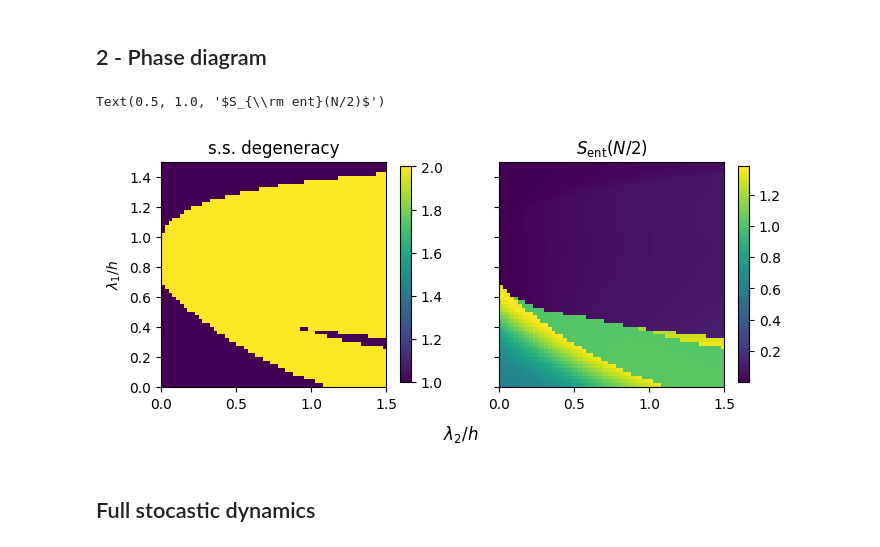
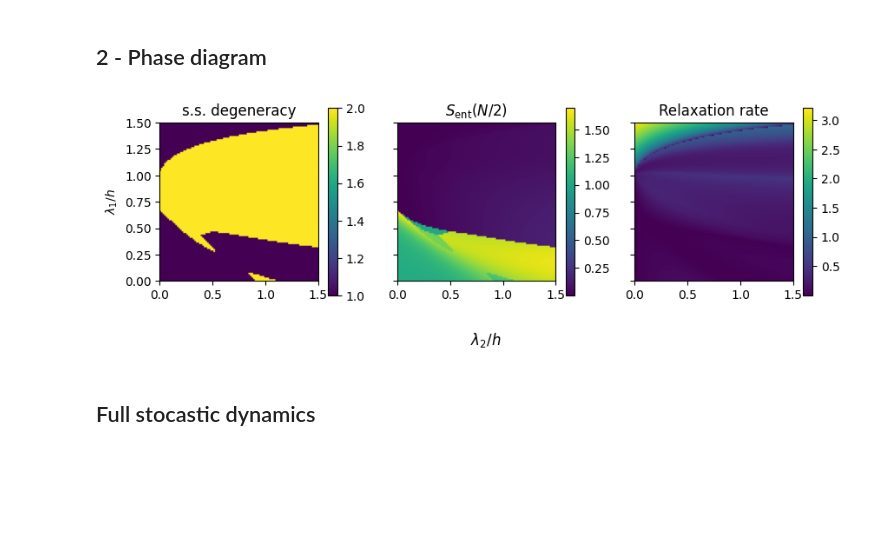
Before and after one commit to mwauters92/Non-hermitian-design, a Jupyter notebook: main.ipynb, the cells around one changed output. Saved outputs shown, nothing was run; the diff lists cells and outputs as text; code cells hidden in the pictures; blank space fills up the shorter version.

```diff
--- a/main.ipynb
+++ b/main.ipynb
@@ -311,13 +313,14 @@ fig.savefig('N{N}_separable.pdf',bbox_inches='tight')
 # %% [markdown]
 ## 2 - Phase diagram
 # %%
-N = 4
+N = 6
 h=1
-ns=60
+ns=100
 lambda1_list=np.linspace(0.01,1.5,ns)
 lambda2_list=np.linspace(0.01,1.5,ns)
 gs_multiplicity = []
 gs_entropy = []
+gs_gap =[]
 for lam1 in lambda1_list:
     for lam2 in lambda2_list:
         heff, lambda1, lambda2 = h, -1j*lam1, -1j*lam2
@@ -328,20 +331,26 @@ for lam1 in lambda1_list:
         res = nh_stationary_states(H_qeff,N, tol=1e-8,d=2)
         gs_multiplicity.append(res.degeneracy)
         gs_entropy.append(np.array(res.entanglement_entropies).mean())
+        gs_gap.append(-(res.steady_eigenvalue[-1]-res.steady_eigenvalue[0]).imag)
 # %%
-fig, ax = plt.subplots(ncols=2,sharex=True, sharey=True)
-fig.set_size_inches([8,3.5])
+fig, ax = plt.subplots(ncols=3,sharex=True, sharey=True)
+fig.set_size_inches([10,3.5])
 fig.supxlabel(r'$\lambda_2/h$')
 ax[0].set_ylabel(r'$\lambda_1/h$')
 im=ax[0].imshow(np.array(gs_multiplicity).reshape([ns,ns]),origin='lower', extent=[0,1.5,0,1.5])
 fig.colorbar(im,ax=ax[0],shrink=0.8)
 ax[0].set_title('s.s. degeneracy')
 im=ax[1].imshow(np.array(gs_entropy).reshape([ns,ns])/np.log(2),origin='lower', extent=[0,1.5,0,1.5])
 fig.colorbar(im,ax=ax[1],shrink=0.8)
 ax[1].set_title(r'$S_{\rm ent}(N/2)$')
+
+im=ax[2].imshow((np.array(gs_gap)).reshape([ns,ns])/np.log(2),origin='lower', extent=[0,1.5,0,1.5])
+fig.colorbar(im,ax=ax[2],shrink=0.8)
+ax[2].set_title(r'Relaxation rate')
+
+fig.savefig(f'phase_diagram_N{N}.pdf',bbox_inches='tight')
 # %% [output]
-Text(0.5, 1.0, '$S_{\\rm ent}(N/2)$')
-[figure, old version]
+[figure, new version]
 # %% [markdown]
 ## Full stocastic dynamics
 # %%
```
Also changed, not shown: parts of 6 cells of this notebook.
